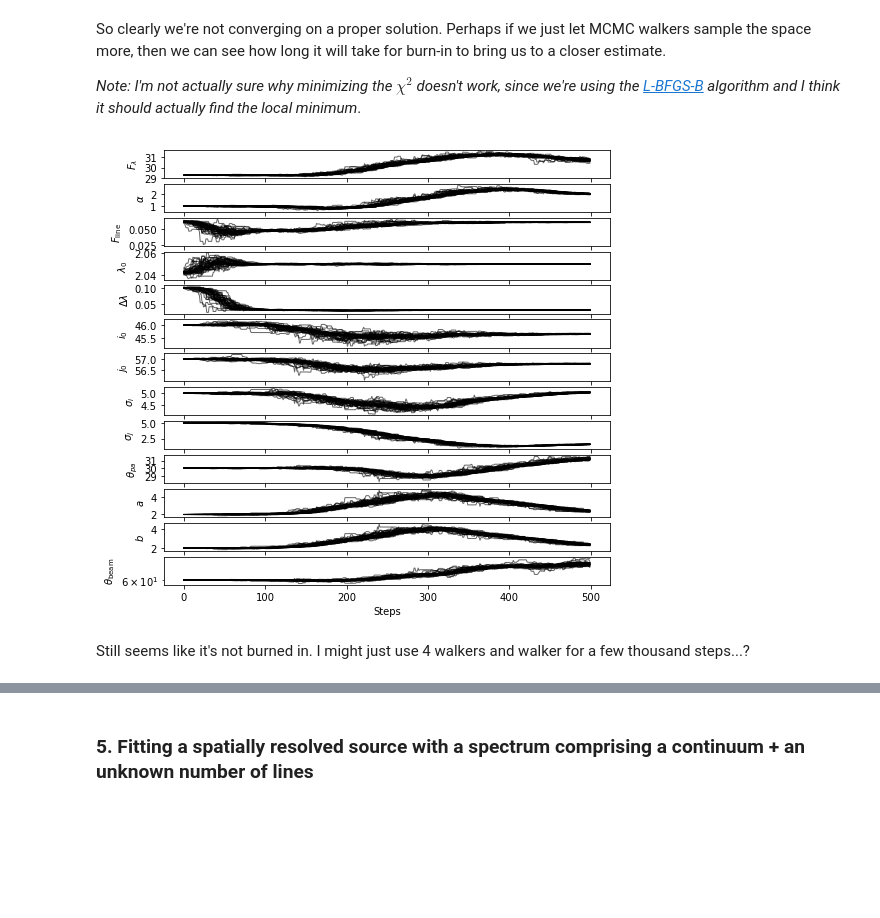
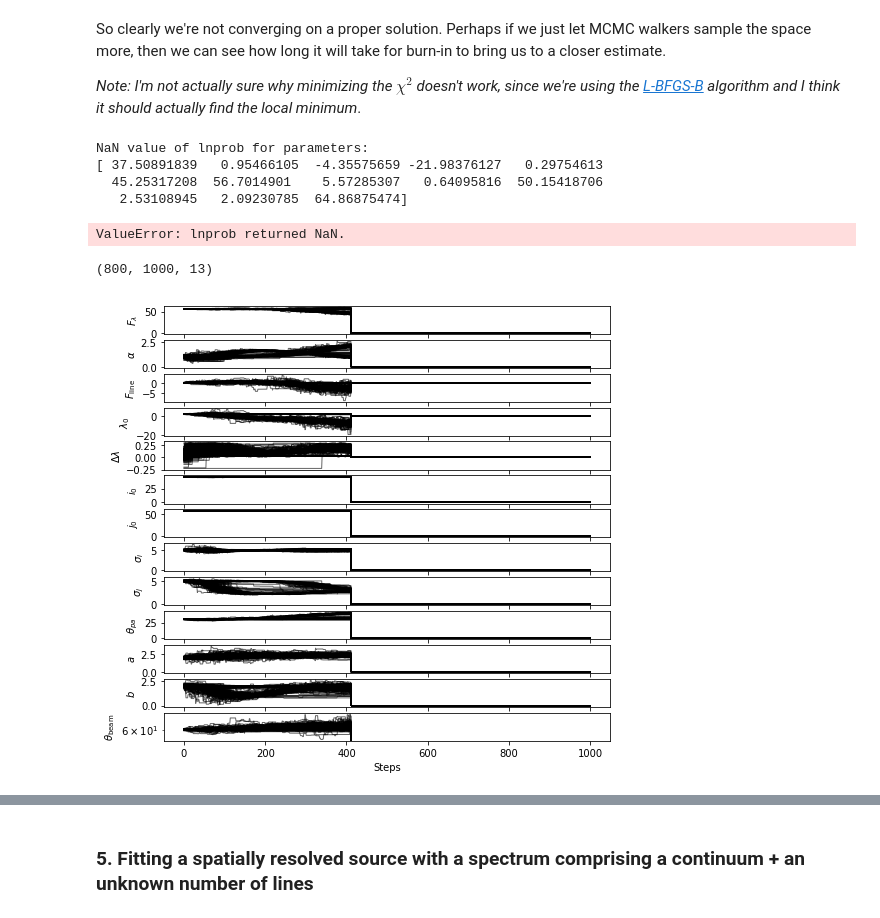
Before and after one commit to jwuphysics/fitting-a-model-to-data, a Jupyter notebook: notebook/Fitting a model to a data cube.ipynb, the cells around one changed output, grey strips where cells are left out. Drawn from its saved outputs; the diff is of its cells as text; code cells hidden in the pictures; blank space fills up the shorter version.

```diff
--- a/notebook/Fitting a model to a data cube.ipynb
+++ b/notebook/Fitting a model to a data cube.ipynb
@@ -598,7 +598,7 @@ init_beam_size = (np.pi*bmaj_init*bmin_init/(4*np.log(2.))) # units of pix
 continuum_flux_density_init = np.nanmedian(np.nanmax(data, axis=(1, 2)) * (2*np.pi*i_std_init*j_std_init)) /\
                                np.power(wavelengths[0], -continuum_index_init)
 line_center_init = wavelengths[np.nanargmax(np.nansum(data, axis=(1, 2)))]
-line_width_init = 0.1 # [um]
+line_width_init = 0.05 # [um]
 line_flux_init = np.nanmax(data) * np.sqrt(2*np.pi)*line_width_init*FWHM_TO_SIGMA
 # %%
 params_init = [continuum_flux_density_init, continuum_index_init, line_flux_init, line_center_init, line_width_init,
@@ -666,18 +669,19 @@ model_psf = psf_model((ii, jj), *params_opt[-3:]).reshape(psf_image.shape)
 # %%
-fig = plt.figure(figsize=(10, 10))
+if MINIMIZE_CHI2:
+    fig = plt.figure(figsize=(10, 10))
 
-ax = plt.subplot2grid((2, 2), (0, 0), colspan=2, projection='3d')
-ax2 = plt.subplot2grid((2, 2), (1, 0))
-ax3 = plt.subplot2grid((2, 2), (1, 1))
+    ax = plt.subplot2grid((2, 2), (0, 0), colspan=2, projection='3d')
+    ax2 = plt.subplot2grid((2, 2), (1, 0))
+    ax3 = plt.subplot2grid((2, 2), (1, 1))
 
-# plot along i=45
-ax.set_title('Residuals through a slice of the data cube')
-ax.plot_surface(*np.meshgrid(xrange(N_j), wavelengths), Z=(data-model_cube)[:, 45, :], cmap='coolwarm');
+    # plot along i=45
+    ax.set_title('Residuals through a slice of the data cube')
+    ax.plot_surface(*np.meshgrid(xrange(N_j), wavelengths), Z=(data-model_cube)[:, 45, :], cmap='coolwarm');
 
-# plot PSF
-ax2.set_title('PSF residuals')
-ax2.imshow(psf_image-model_psf, origin='lower', cmap='cubehelix');
+    # plot PSF
+    ax2.set_title('PSF residuals')
+    ax2.imshow(psf_image-model_psf, origin='lower', cmap='cubehelix');
 
-# plot line channel
-ax3.set_title('Line channel residuals')
-ax3.imshow((data-model_cube)[43], origin='lower', cmap='cubehelix');
+    # plot line channel
+    ax3.set_title('Line channel residuals')
+    ax3.imshow((data-model_cube)[43], origin='lower', cmap='cubehelix');
@@ -697,20 +698,30 @@ So clearly we're not converging on a proper solution. Perhaps if we just let MCM
 
 *Note: I'm not actually sure why minimizing the $\chi^2$ doesn't work, since we're using the [L-BFGS-B](https://en.wikipedia.org/wiki/Limited-memory_BFGS) algorithm and I think it should actually find the local minimum*.
 # %%
-nwalkers = 200
+nwalkers = 800
 ndim = 13
-nsteps = 500
+nsteps = 1000
 
 sampler = emcee.EnsembleSampler(nwalkers, ndim, lnprob,
                                 args=(ii, jj, wavelengths, data, data_uncertainties, psf_image, psf_uncertainty),
                                 threads=4)
 
-init_pos = [params_init + 0.01*np.random.randn(ndim) for i in range(nwalkers)]
+init_pos = [params_init + 0.1*np.random.randn(ndim) for i in range(nwalkers)]
 # %%
 RERUN_MCMC = True
 
 if RERUN_MCMC:
     sampler.run_mcmc(pos0=init_pos, N=nsteps, rstate0=256)
+# %% [output]
+NaN value of lnprob for parameters:
+[ 37.50891839   0.95466105  -4.35575659 -21.98376127   0.29754613
+  45.25317208  56.7014901    5.57285307   0.64095816  50.15418706
+   2.53108945   2.09230785  64.86875474]
+ValueError: lnprob returned NaN.
+# %%
+sampler.chain.shape
+# %% [output]
+(800, 1000, 13)
 # %%
 # save output
 if RERUN_MCMC:
@@ -724,18 +735,16 @@ else:
 # %%
 # visualize
 if RERUN_MCMC:
     fig, axes = plt.subplots(ndim, 1, sharex=True, figsize=(8, 8))
     for i, [ax, param] in enumerate(zip(axes, ['$F_\lambda$', r'$\alpha$', r'$F_{\rm line}$', '$\lambda_0$', '$\Delta\lambda$',
                                                '$i_0$', '$j_0$', '$\sigma_i$', '$\sigma_j$', r'$\theta_{pa}$',
                                                '$a$', '$b$', r'$\theta_{\rm beam}$'])):
         walkers = sampler.chain[:, :, i]
         for walker in walkers[::5]:
-            ax.plot(xrange(500), walker, lw=1.0, color='k', alpha=0.6)
+            ax.plot(xrange(nsteps), walker, lw=1.0, color='k', alpha=0.6)
         ax.set_ylabel(param)
 
     axes[ndim-1].set_yscale('log')
     axes[ndim-1].set_xlabel('Steps');
 # %% [output]
-[figure, old version]
+[figure, new version]
-# %% [markdown]
-Still seems like it's not burned in. I might just use 4 walkers and walker for a few thousand steps...?
```
Also changed, not shown: parts of 7 cells of this notebook.
